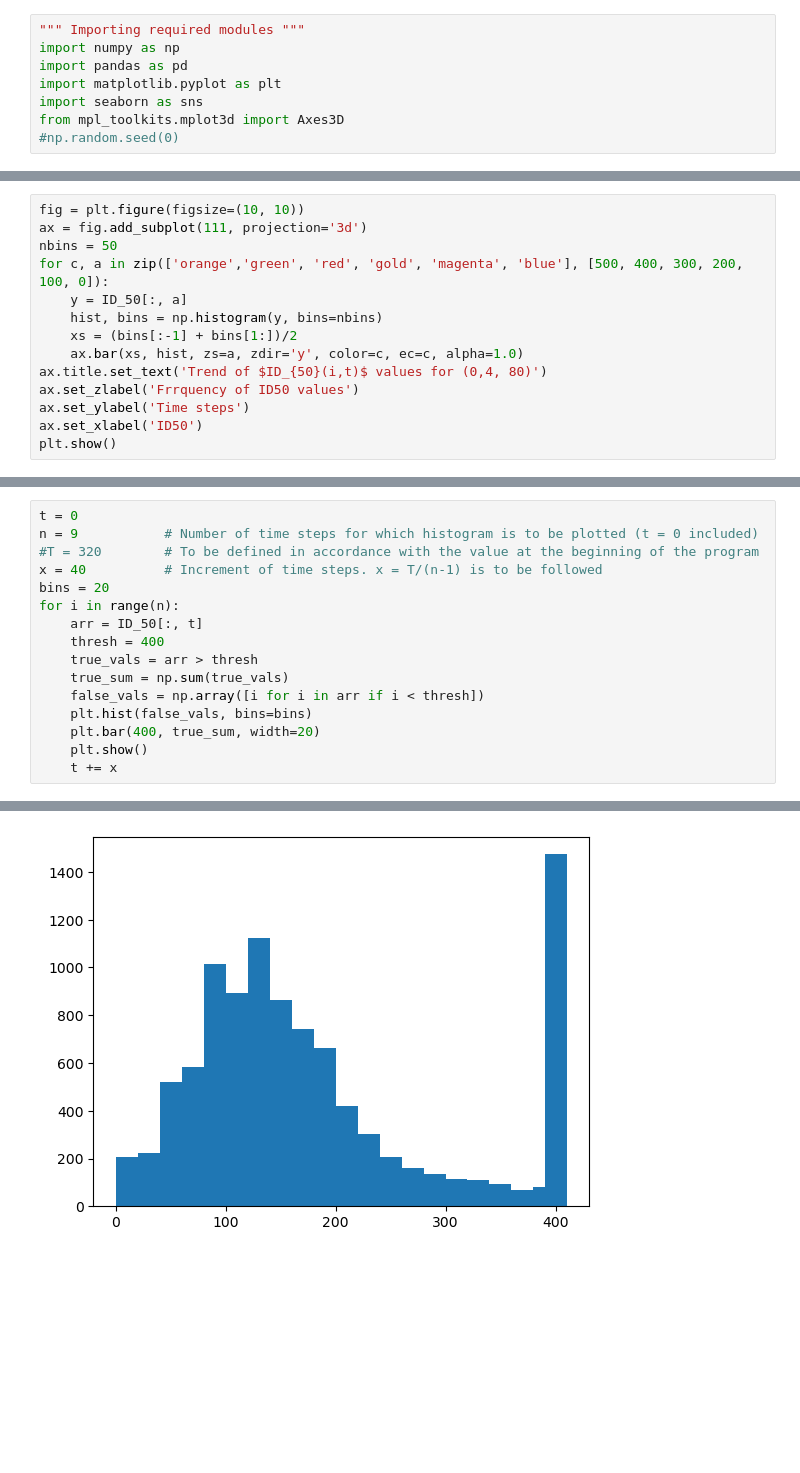
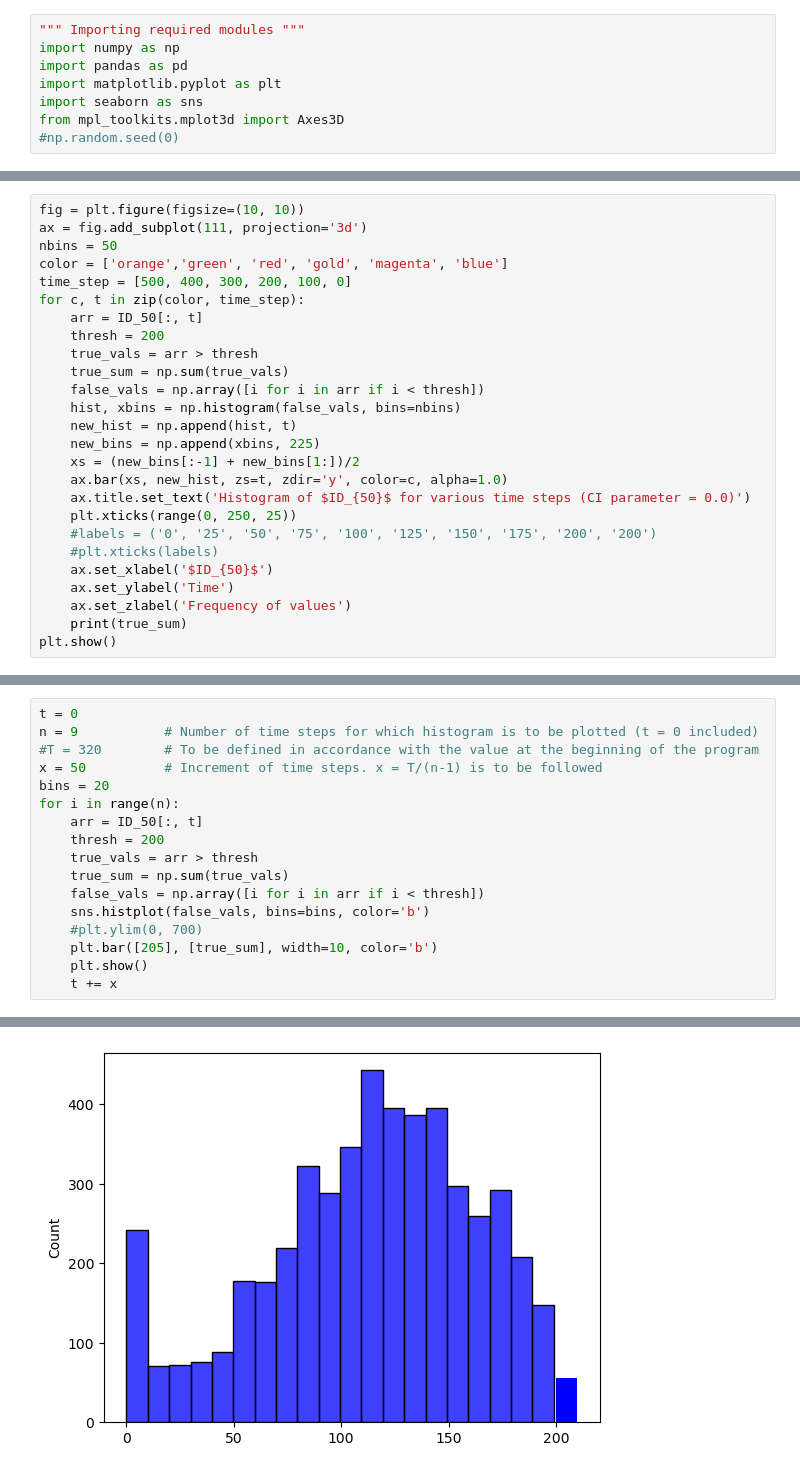
Before and after one commit to human1sh/Gray-Immunity-model, a Jupyter notebook: COVID-stable.ipynb, the cells around one changed output, grey strips where cells are left out. Cells and saved outputs as stored; diff of their text form; blank space fills up the shorter version.

```diff
--- a/COVID-stable.ipynb
+++ b/COVID-stable.ipynb
@@ -242,14 +251,26 @@ plt.show()
 fig = plt.figure(figsize=(10, 10))
 ax = fig.add_subplot(111, projection='3d')
 nbins = 50
-for c, a in zip(['orange','green', 'red', 'gold', 'magenta', 'blue'], [500, 400, 300, 200, 100, 0]):
-    y = ID_50[:, a]
-    hist, bins = np.histogram(y, bins=nbins)
-    xs = (bins[:-1] + bins[1:])/2
-    ax.bar(xs, hist, zs=a, zdir='y', color=c, ec=c, alpha=1.0)
-ax.title.set_text('Trend of $ID_{50}(i,t)$ values for (0,4, 80)')
-ax.set_zlabel('Frrquency of ID50 values')
-ax.set_ylabel('Time steps')
-ax.set_xlabel('ID50')
+color = ['orange','green', 'red', 'gold', 'magenta', 'blue']
+time_step = [500, 400, 300, 200, 100, 0]
+for c, t in zip(color, time_step):
+    arr = ID_50[:, t]
+    thresh = 200
+    true_vals = arr > thresh
+    true_sum = np.sum(true_vals)
+    false_vals = np.array([i for i in arr if i < thresh])
+    hist, xbins = np.histogram(false_vals, bins=nbins)
+    new_hist = np.append(hist, t)
+    new_bins = np.append(xbins, 225)
+    xs = (new_bins[:-1] + new_bins[1:])/2
+    ax.bar(xs, new_hist, zs=t, zdir='y', color=c, alpha=1.0)
+    ax.title.set_text('Histogram of $ID_{50}$ for various time steps (CI parameter = 0.0)')
+    plt.xticks(range(0, 250, 25))
+    #labels = ('0', '25', '50', '75', '100', '125', '150', '175', '200', '200')
+    #plt.xticks(labels)
+    ax.set_xlabel('$ID_{50}$')
+    ax.set_ylabel('Time')
+    ax.set_zlabel('Frequency of values')
+    print(true_sum)
 plt.show()
 # %% [output]
@@ -312,16 +314,17 @@ plt.show()
 t = 0
 n = 9           # Number of time steps for which histogram is to be plotted (t = 0 included)
 #T = 320        # To be defined in accordance with the value at the beginning of the program
-x = 40          # Increment of time steps. x = T/(n-1) is to be followed
+x = 50          # Increment of time steps. x = T/(n-1) is to be followed
 bins = 20
 for i in range(n):
     arr = ID_50[:, t]
-    thresh = 400
+    thresh = 200
     true_vals = arr > thresh
     true_sum = np.sum(true_vals)
     false_vals = np.array([i for i in arr if i < thresh])
-    plt.hist(false_vals, bins=bins)
-    plt.bar(400, true_sum, width=20)
+    sns.histplot(false_vals, bins=bins, color='b')
+    #plt.ylim(0, 700)
+    plt.bar([205], [true_sum], width=10, color='b')
     plt.show()
     t += x
 # %% [output]
@@ -331 +334 @@ for i in range(n):
-[figure, old version]
+[figure, new version]
```
Also changed, not shown: parts of 11 cells of this notebook, 16 other files.
